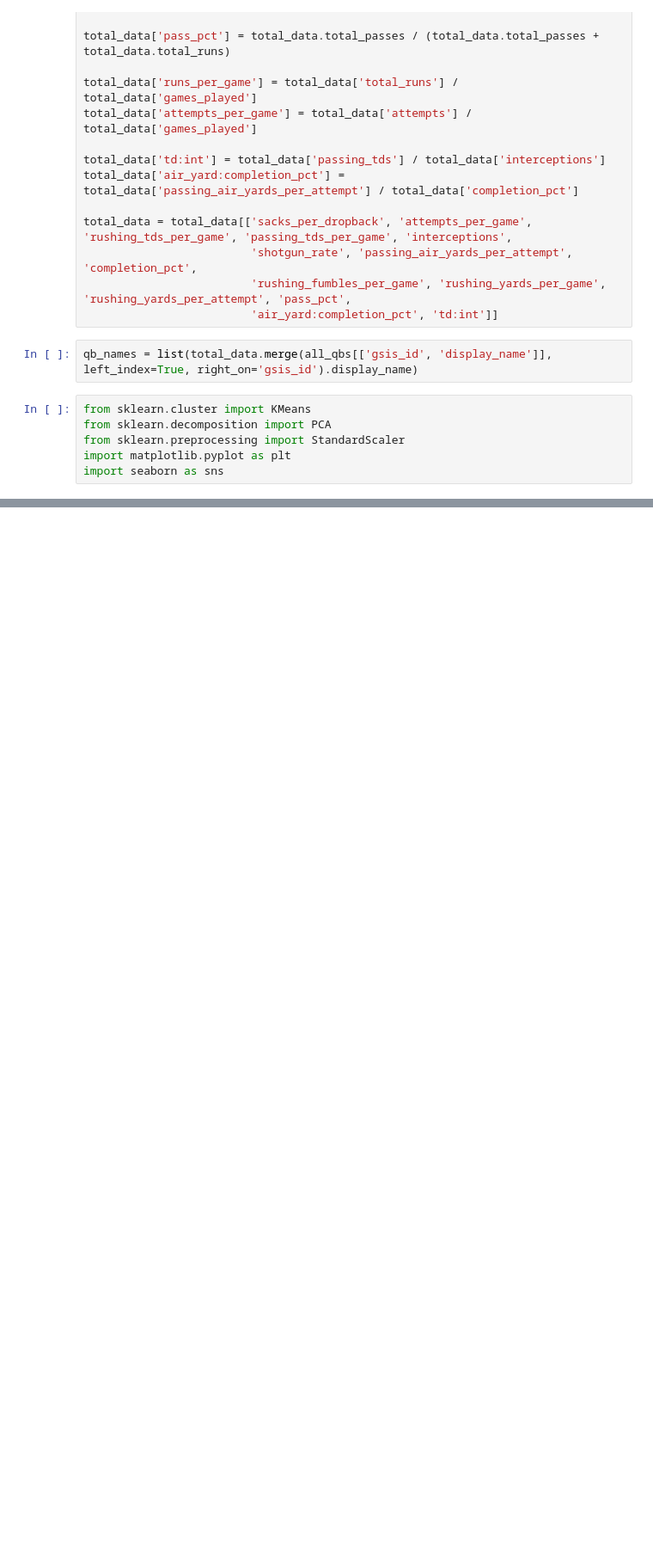
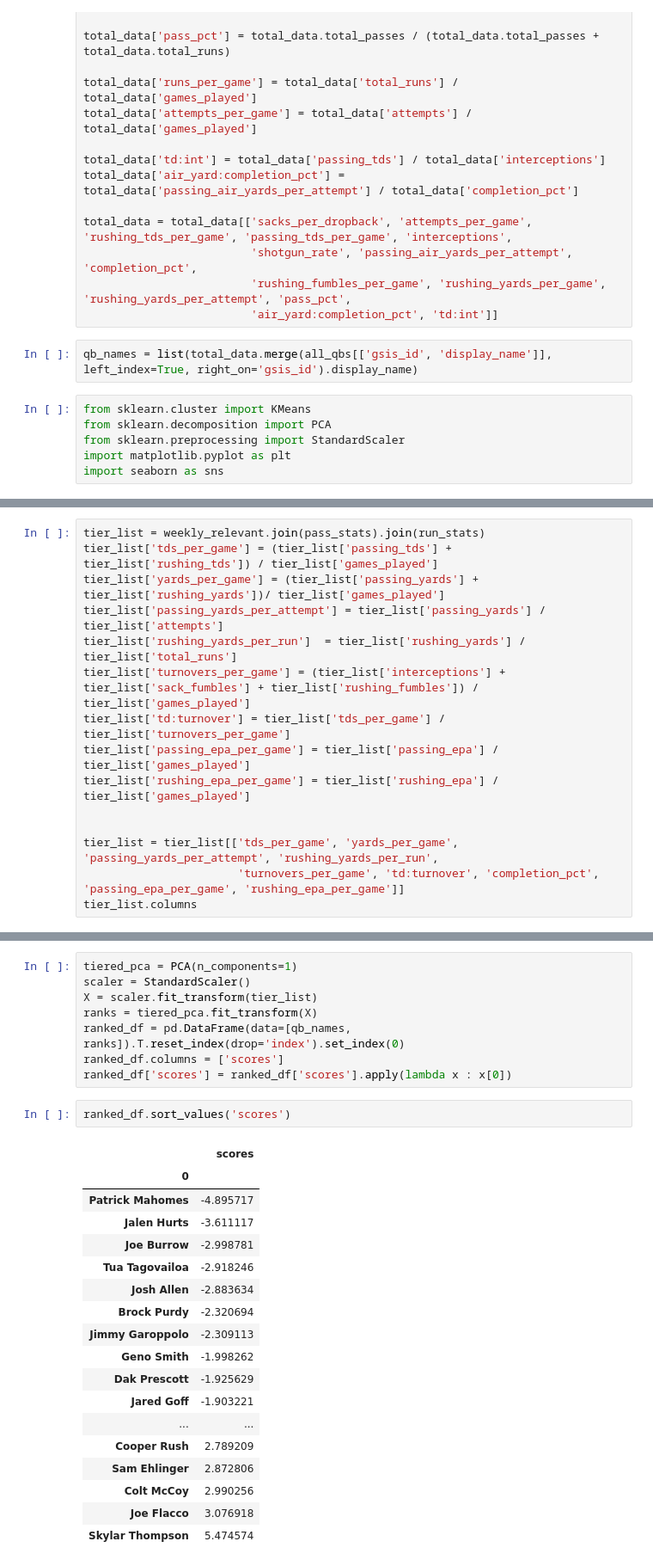
Before and after one commit to JevanC/nfl-stats, a Jupyter notebook: main.ipynb, the cells around one changed output, grey strips where cells are left out. Shown at 86% size. Saved outputs shown, nothing was run; the diff lists cells and outputs as text; blank space fills up the shorter version.

```diff
--- a/main.ipynb
+++ b/main.ipynb
@@ -182,0 +207,15 @@ array([0, 0, 0, 1, 1, 0, 0, 0, 1, 0, 0, 1, 1, 1, 0, 1, 2, 0, 2, 0, 0, 0,
+# %%
+tier_list = weekly_relevant.join(pass_stats).join(run_stats)
+tier_list['tds_per_game'] = (tier_list['passing_tds'] + tier_list['rushing_tds']) / tier_list['games_played']
+tier_list['yards_per_game'] = (tier_list['passing_yards'] + tier_list['rushing_yards'])/ tier_list['games_played']
+tier_list['passing_yards_per_attempt'] = tier_list['passing_yards'] / tier_list['attempts']
+tier_list['rushing_yards_per_run']  = tier_list['rushing_yards'] / tier_list['total_runs']
+tier_list['turnovers_per_game'] = (tier_list['interceptions'] + tier_list['sack_fumbles'] + tier_list['rushing_fumbles']) / tier_list['games_played']
+tier_list['td:turnover'] = tier_list['tds_per_game'] / tier_list['turnovers_per_game']
+tier_list['passing_epa_per_game'] = tier_list['passing_epa'] / tier_list['games_played']
+tier_list['rushing_epa_per_game'] = tier_list['rushing_epa'] / tier_list['games_played']
+
+
+tier_list = tier_list[['tds_per_game', 'yards_per_game', 'passing_yards_per_attempt', 'rushing_yards_per_run',
+                       'turnovers_per_game', 'td:turnover', 'completion_pct', 'passing_epa_per_game', 'rushing_epa_per_game']]
+tier_list.columns
@@ -182,0 +227,29 @@ array([0, 0, 0, 1, 1, 0, 0, 0, 1, 0, 0, 1, 1, 1, 0, 1, 2, 0, 2, 0, 0, 0,
+# %%
+tiered_pca = PCA(n_components=1)
+scaler = StandardScaler()
+X = scaler.fit_transform(tier_list)
+ranks = tiered_pca.fit_transform(X)
+ranked_df = pd.DataFrame(data=[qb_names, ranks]).T.reset_index(drop='index').set_index(0)
+ranked_df.columns = ['scores']
+ranked_df['scores'] = ranked_df['scores'].apply(lambda x : x[0])
+# %%
+ranked_df.sort_values('scores')
+# %% [output]
+|  | scores |
+| 0 |  |
+| Patrick Mahomes | -4.895717 |
+| Jalen Hurts | -3.611117 |
+| Joe Burrow | -2.998781 |
+| Tua Tagovailoa | -2.918246 |
+| Josh Allen | -2.883634 |
+| Brock Purdy | -2.320694 |
+| Jimmy Garoppolo | -2.309113 |
+| Geno Smith | -1.998262 |
+| Dak Prescott | -1.925629 |
+| Jared Goff | -1.903221 |
+| ... | ... |
+| Cooper Rush | 2.789209 |
+| Sam Ehlinger | 2.872806 |
+| Colt McCoy | 2.990256 |
+| Joe Flacco | 3.076918 |
+| Skylar Thompson | 5.474574 |
```
Also changed, not shown: parts of 10 cells of this notebook.
